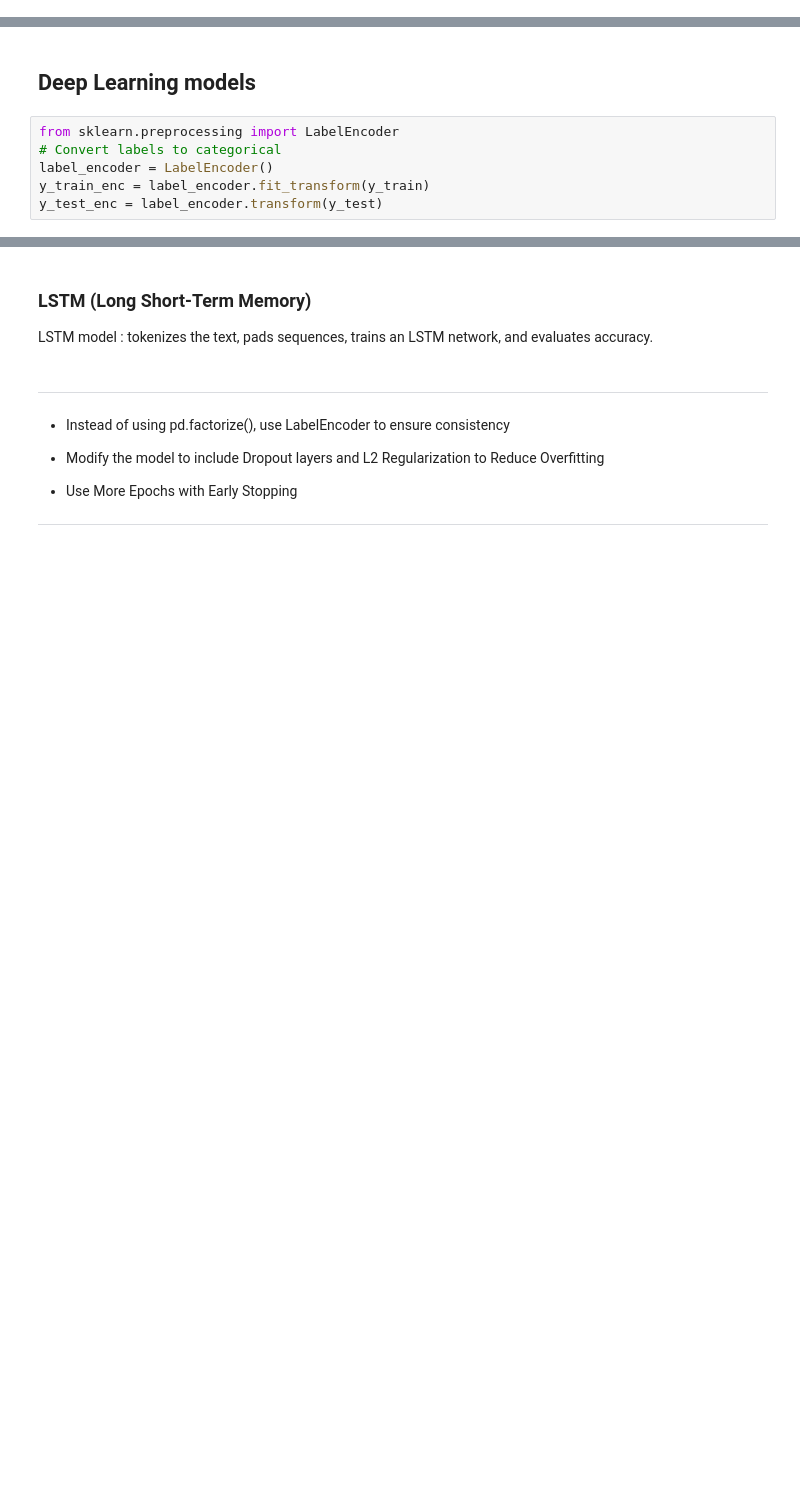
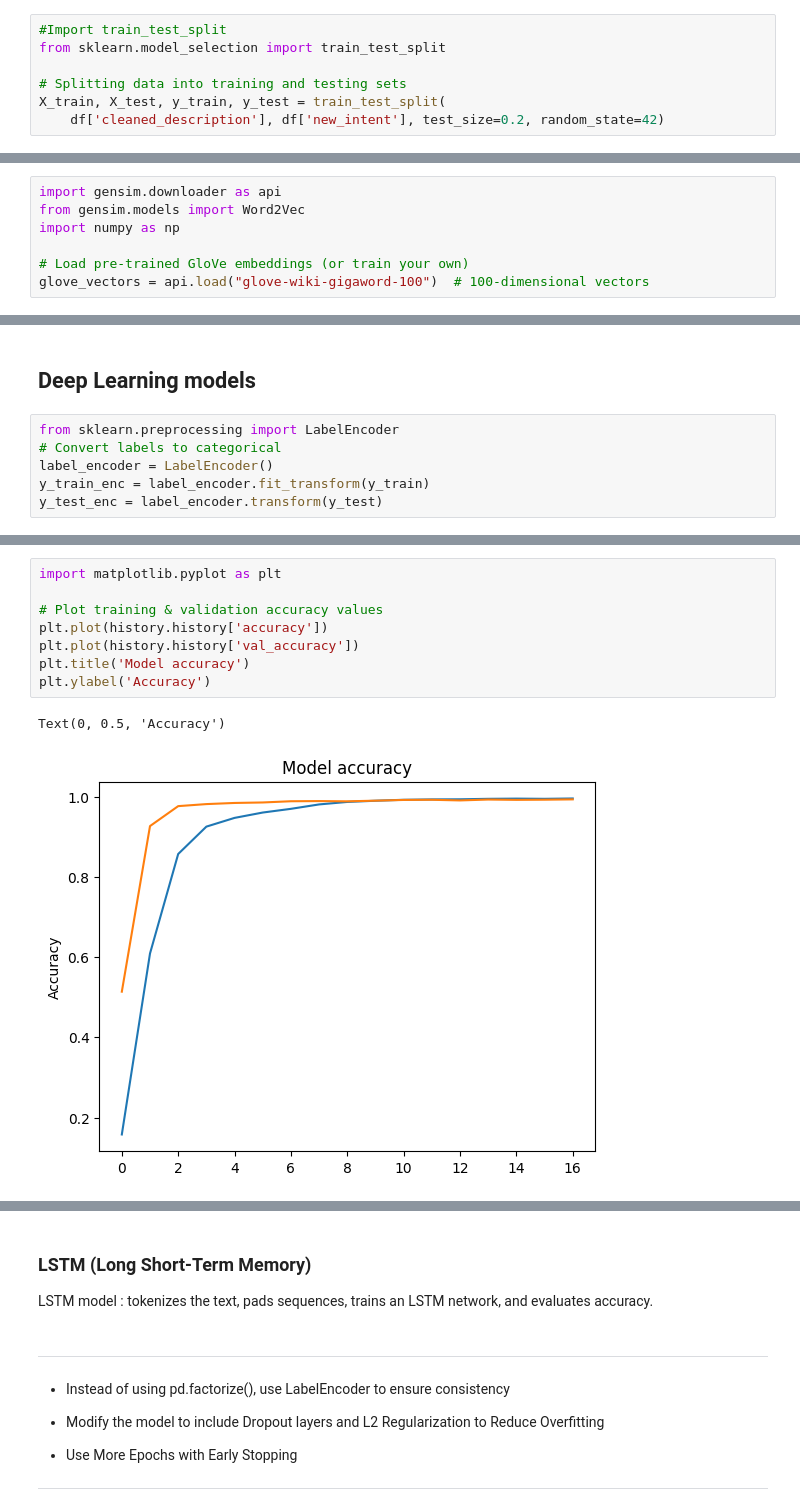
Before and after one commit to AbdelhadySayed/complaint-ticketing-system, a Jupyter notebook: models/classification models/notebooks/classification_models.ipynb, the cells around one changed output, grey strips where cells are left out. Cells and saved outputs as stored; diff of their text form; blank space fills up the shorter version.

```diff
--- a/models/classification models/notebooks/classification_models.ipynb
+++ b/models/classification models/notebooks/classification_models.ipynb
@@ -339,6 +335,13 @@ track_refund
 need help check current status refund
 # %% [markdown]
 # label encoder
+# %%
+#Import train_test_split
+from sklearn.model_selection import train_test_split
+
+# Splitting data into training and testing sets
+X_train, X_test, y_train, y_test = train_test_split(
+    df['cleaned_description'], df['new_intent'], test_size=0.2, random_state=42)
 # %%
 from sklearn.preprocessing import LabelEncoder # Import LabelEncoder
 
@@ -500,0 +601,7 @@ Predicted Category: place_order
+# %%
+import gensim.downloader as api
+from gensim.models import Word2Vec
+import numpy as np
+
+# Load pre-trained GloVe embeddings (or train your own)
+glove_vectors = api.load("glove-wiki-gigaword-100")  # 100-dimensional vectors
@@ -508,0 +982,11 @@ y_test_enc = label_encoder.transform(y_test)
+# %%
+import matplotlib.pyplot as plt
+
+# Plot training & validation accuracy values
+plt.plot(history.history['accuracy'])
+plt.plot(history.history['val_accuracy'])
+plt.title('Model accuracy')
+plt.ylabel('Accuracy')
+# %% [output]
+Text(0, 0.5, 'Accuracy')
+[figure, added]
```
Also changed, not shown: parts of 50 cells of this notebook.
